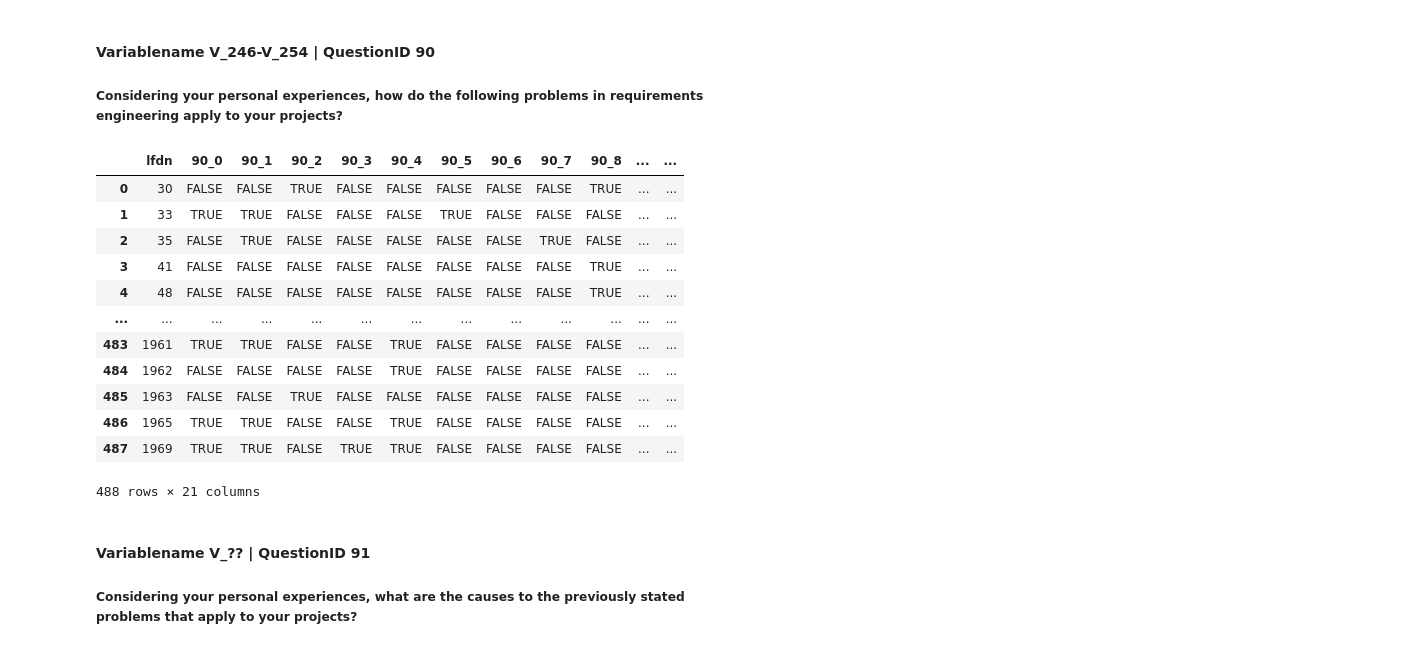
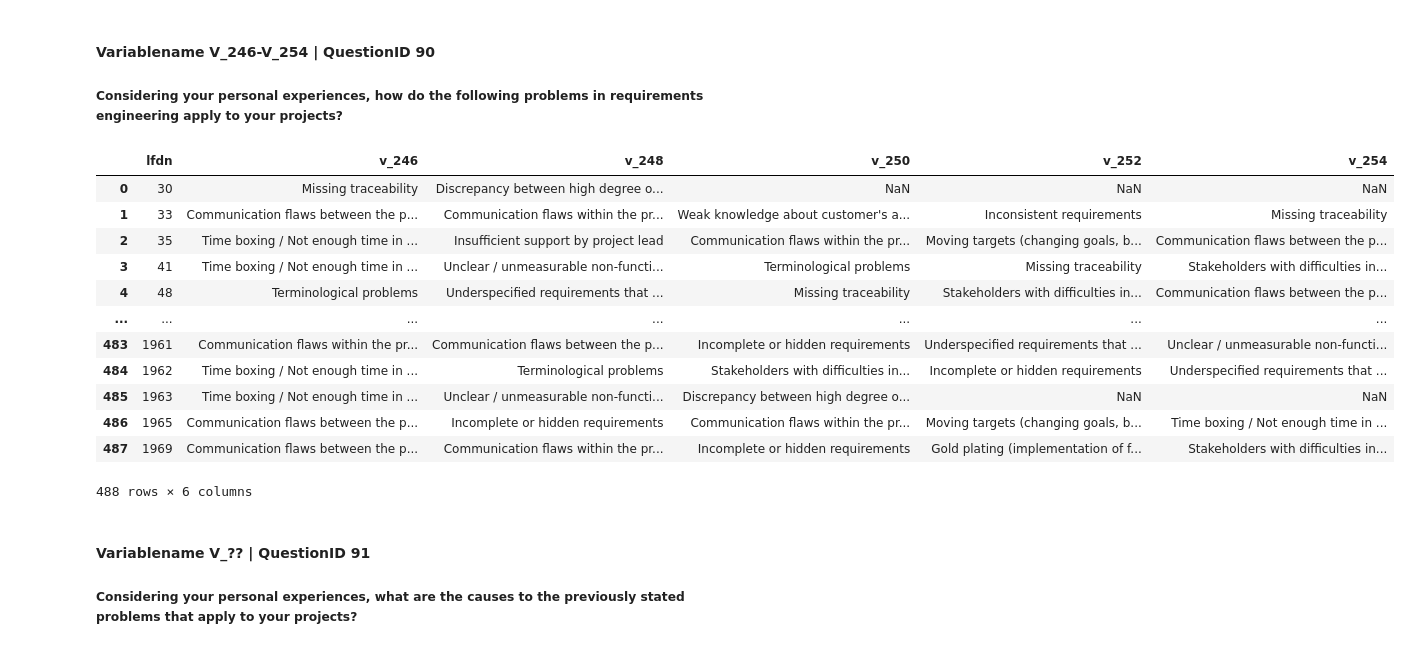
Before and after one commit to NaPiRE/QuickCheckRE, a Jupyter notebook: Data Transformation/DataTransformation.ipynb, the cells around one changed output. Saved outputs shown, nothing was run; the diff lists cells and outputs as text; code cells hidden in the pictures.

```diff
--- a/Data Transformation/DataTransformation.ipynb
+++ b/Data Transformation/DataTransformation.ipynb
@@ -1115,47 +1125,47 @@ keyValue = {
     "90_6": "Insufficient support by customer",
     "90_7": "Insufficient support by project lead",
     "90_8": "Missing traceability",
     "90_9": "Moving targets (changing goals, business processes and / or requirements)",
     "90_10": "Stakeholders with difficulties in separating requirements from previously known solution designs",
     "90_11": "Technically unfeasible requirements",
     "90_12": "Terminological problems",
     "90_13": "Time boxing / Not enough time in general",
     "90_14": "Unclear / unmeasurable non-functional requirements",
     "90_15": "Underspecified requirements that are too abstract and allow for various interpretations",
     "90_16": "Volatile customer's business domain regarding, e.g., changing points of contact, business processes or requirements",
     "90_17": "Weak access to customer needs and / or (internal) business information",
     "90_18": "Weak knowledge about customer's application domain",
     "90_19": "Weak relationship between customer and project lead"
 }
 
 # Create a reverse keyValue store
 valueKey = keyValue.fromkeys(keyValue.values())
 for i,e in enumerate(keyValue):
     valueKey[keyValue[e]] = e
 
 # Fill all values from orginal data to new data
 for index, row in ID90.iterrows():
     for innerIndex in np.arange(1,5):
         if ID90.iloc[index,innerIndex] in keyValue.values():
             ID90.loc[index,valueKey[ID90.iloc[index,innerIndex]]] = 'TRUE'
 
 ID90result = pd.concat([ID90['lfdn'], ID90.iloc[:,6:]], axis=1)
 resultList.append(ID90result)
-ID90result
+ID90[['lfdn','v_246','v_248','v_250','v_252','v_254']]
 # %% [output]
-|  | lfdn | 90_0 | 90_1 | 90_2 | 90_3 | 90_4 | 90_5 | 90_6 | 90_7 | 90_8 | ... | ... |
-| 0 | 30 | FALSE | FALSE | TRUE | FALSE | FALSE | FALSE | FALSE | FALSE | TRUE | ... | ... |
-| 1 | 33 | TRUE | TRUE | FALSE | FALSE | FALSE | TRUE | FALSE | FALSE | FALSE | ... | ... |
-| 2 | 35 | FALSE | TRUE | FALSE | FALSE | FALSE | FALSE | FALSE | TRUE | FALSE | ... | ... |
-| 3 | 41 | FALSE | FALSE | FALSE | FALSE | FALSE | FALSE | FALSE | FALSE | TRUE | ... | ... |
-| 4 | 48 | FALSE | FALSE | FALSE | FALSE | FALSE | FALSE | FALSE | FALSE | TRUE | ... | ... |
-| ... | ... | ... | ... | ... | ... | ... | ... | ... | ... | ... | ... | ... |
-| 483 | 1961 | TRUE | TRUE | FALSE | FALSE | TRUE | FALSE | FALSE | FALSE | FALSE | ... | ... |
-| 484 | 1962 | FALSE | FALSE | FALSE | FALSE | TRUE | FALSE | FALSE | FALSE | FALSE | ... | ... |
-| 485 | 1963 | FALSE | FALSE | TRUE | FALSE | FALSE | FALSE | FALSE | FALSE | FALSE | ... | ... |
-| 486 | 1965 | TRUE | TRUE | FALSE | FALSE | TRUE | FALSE | FALSE | FALSE | FALSE | ... | ... |
-| 487 | 1969 | TRUE | TRUE | FALSE | TRUE | TRUE | FALSE | FALSE | FALSE | FALSE | ... | ... |
+|  | lfdn | v_246 | v_248 | v_250 | v_252 | v_254 |
+| 0 | 30 | Missing traceability | Discrepancy between high degree o... | NaN | NaN | NaN |
+| 1 | 33 | Communication flaws between the p... | Communication flaws within the pr... | Weak knowledge about customer's a... | Inconsistent requirements | Missing traceability |
+| 2 | 35 | Time boxing / Not enough time in ... | Insufficient support by project lead | Communication flaws within the pr... | Moving targets (changing goals, b... | Communication flaws between the p... |
+| 3 | 41 | Time boxing / Not enough time in ... | Unclear / unmeasurable non-functi... | Terminological problems | Missing traceability | Stakeholders with difficulties in... |
+| 4 | 48 | Terminological problems | Underspecified requirements that ... | Missing traceability | Stakeholders with difficulties in... | Communication flaws between the p... |
+| ... | ... | ... | ... | ... | ... | ... |
+| 483 | 1961 | Communication flaws within the pr... | Communication flaws between the p... | Incomplete or hidden requirements | Underspecified requirements that ... | Unclear / unmeasurable non-functi... |
+| 484 | 1962 | Time boxing / Not enough time in ... | Terminological problems | Stakeholders with difficulties in... | Incomplete or hidden requirements | Underspecified requirements that ... |
+| 485 | 1963 | Time boxing / Not enough time in ... | Unclear / unmeasurable non-functi... | Discrepancy between high degree o... | NaN | NaN |
+| 486 | 1965 | Communication flaws between the p... | Incomplete or hidden requirements | Communication flaws within the pr... | Moving targets (changing goals, b... | Time boxing / Not enough time in ... |
+| 487 | 1969 | Communication flaws between the p... | Communication flaws within the pr... | Incomplete or hidden requirements | Gold plating (implementation of f... | Stakeholders with difficulties in... |
-488 rows × 21 columns
+488 rows × 6 columns
 # %% [markdown]
 #### **Variablename V_?? | QuestionID 91**
 ##### Considering your personal experiences, what are the causes to the previously stated problems that apply to your projects?
```
Also changed, not shown: parts of 4 cells of this notebook, 33 other files.
